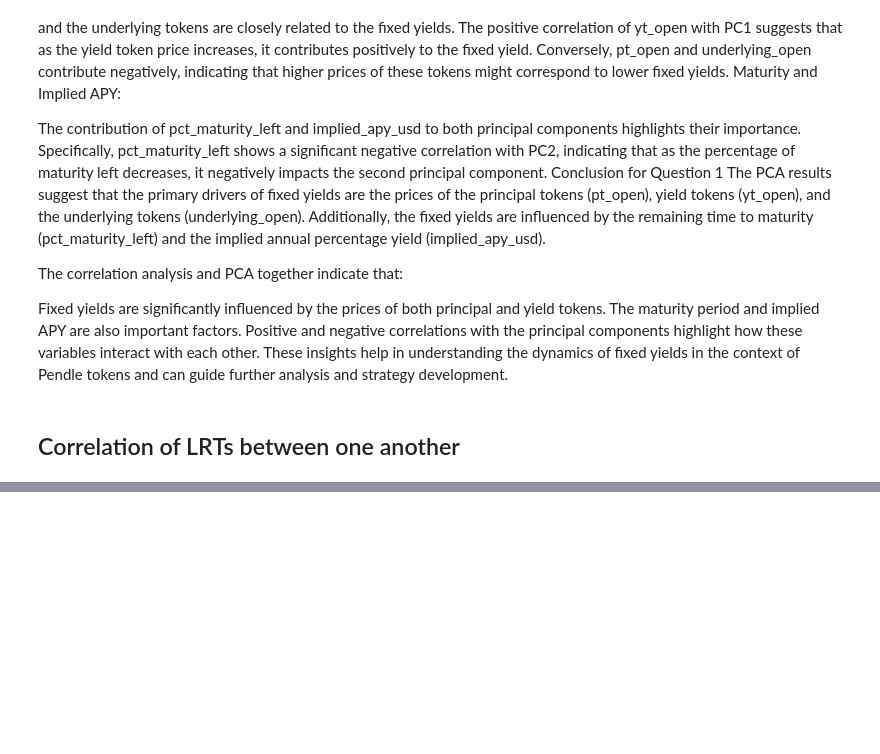
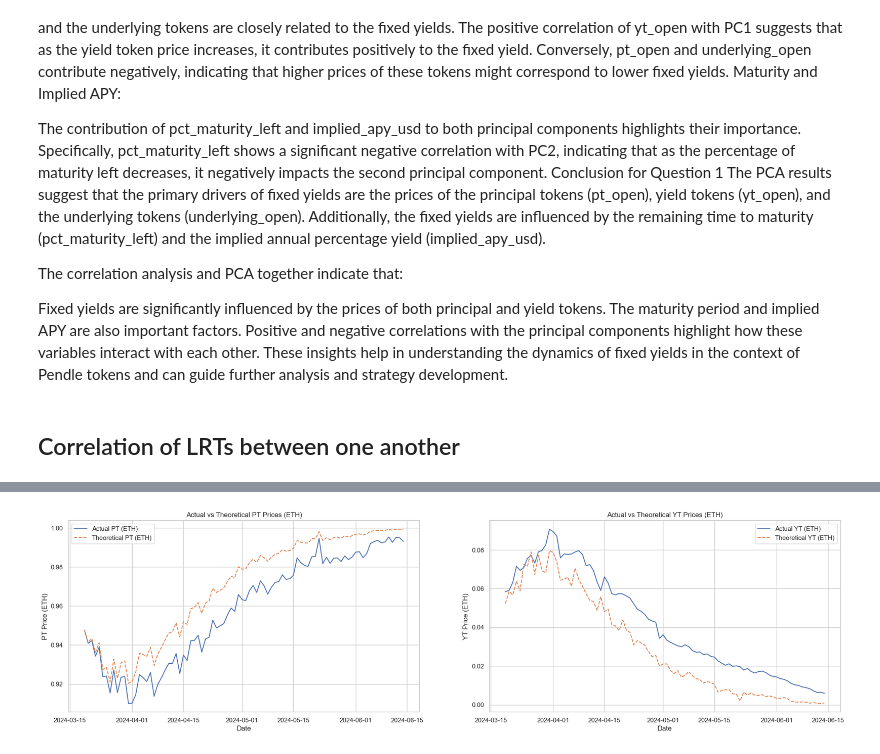
Before and after one commit to farischaudhry/pendle-analysis, a Jupyter notebook: lrt-analysis.ipynb, the cells around one changed output, grey strips where cells are left out. Saved outputs shown, nothing was run; the diff lists cells and outputs as text; code cells hidden in the pictures; blank space fills up the shorter version.

```diff
--- a/lrt-analysis.ipynb
+++ b/lrt-analysis.ipynb
@@ -336,0 +428,31 @@ def calculate_price_ratios(df1, df2, label1, label2):
+# %%
+import pandas as pd
+import numpy as np
+import matplotlib.pyplot as plt
+
+# Plot theoretical prices
+def plot_theoretical_prices(df):
+    # Set up the figure and subplots
+    fig, (ax1, ax2) = plt.subplots(1, 2, figsize=(24, 6))  # 1 row, 2 columns
+
+    # Plot PT prices on the first subplot
+    ax1.plot(df['pt_open_eth'], label='Actual PT (ETH)')
+    ax1.plot(df['theoretical_pt_eth'], label='Theoretical PT (ETH)', linestyle='--')
+    ax1.set_xlabel('Date')
+    ax1.set_ylabel('PT Price (ETH)')
+    ax1.set_title('Actual vs Theoretical PT Prices (ETH)')
+    ax1.legend()
+
+    # Plot YT prices on the second subplot
+    ax2.plot(df['yt_open_eth'], label='Actual YT (ETH)')
+    ax2.plot(df['theoretical_yt_eth'], label='Theoretical YT (ETH)', linestyle='--')
+    ax2.set_xlabel('Date')
+    ax2.set_ylabel('YT Price (ETH)')
+    ax2.set_title('Actual vs Theoretical YT Prices (ETH)')
+    ax2.legend()
+
+    plt.show()
+
+plot_theoretical_prices(etherfi_eETH_jun_df)
+# %% [output]
+[figure, added]
```
Also changed, not shown: parts of 13 cells of this notebook, 1 other file.
